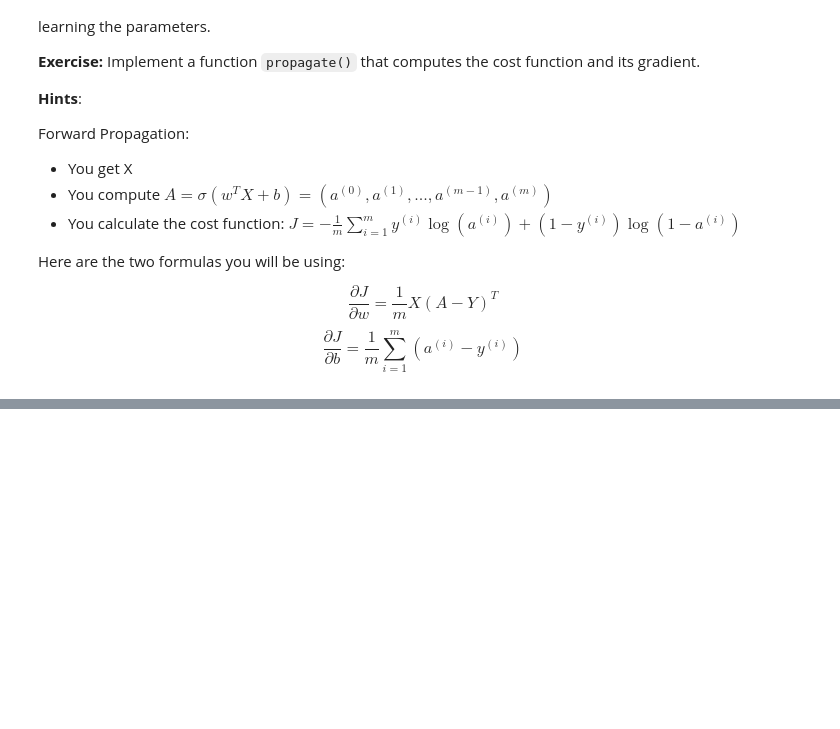
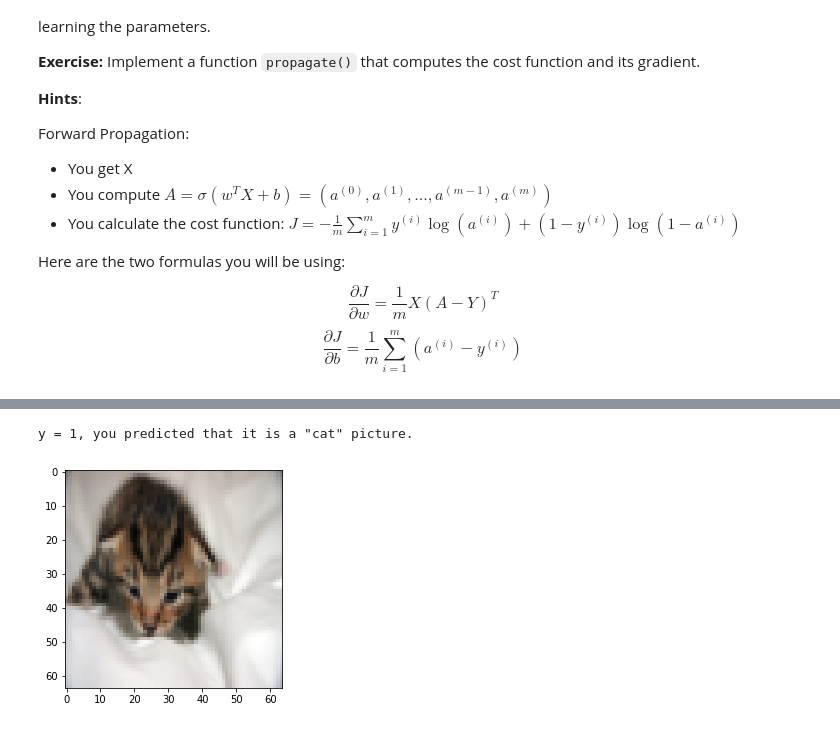
Before and after one commit to raka95/deaplearning, a Jupyter notebook: Neural Networks and Deep Learning/Logistic_Regression_with_a_Neural_Network_mindset/Logistic_Regression_with_a_Neural_Network_mindset.ipynb, the cells around one changed output, grey strips where cells are left out. Saved outputs shown, nothing was run; the diff lists cells and outputs as text; code cells hidden in the pictures; blank space fills up the shorter version.

Commit message:
Logistic_Regression_with_a_Neural_Network_mindset

```diff
--- a/Neural Networks and Deep Learning/Logistic_Regression_with_a_Neural_Network_mindset/Logistic_Regression_with_a_Neural_Network_mindset.ipynb
+++ b/Neural Networks and Deep Learning/Logistic_Regression_with_a_Neural_Network_mindset/Logistic_Regression_with_a_Neural_Network_mindset.ipynb
@@ -139,6 +167,6 @@ You often build 1-3 separately and integrate them into one function we call `mod
 **Exercise**: Using your code from "Python Basics", implement `sigmoid()`. As you've seen in the figure above, you need to compute $sigmoid( w^T x + b)$ to make predictions.
 # %%
 def sigmoid(z):
-    s=1/1+np.exp(-z)
+    s=1/(1+np.exp(-z))
     return s
 # %%
@@ -190,0 +324,31 @@ $$ \frac{\partial J}{\partial b} = \frac{1}{m} \sum_{i=1}^m (a^{(i)}-y^{(i)})\ta
+# %%
+def predict(w,b,X):
+    '''
+    Predict whether the label is 0 or 1 using learned logistic regression parameters (w, b)
+
+    Arguments:
+    w -- weights, a numpy array of size (num_px * num_px * 3, 1)
+    b -- bias, a scalar
+    X -- data of size (num_px * num_px * 3, number of examples)
+
+    Returns:
+    Y_prediction -- a numpy array (vector) containing all predictions (0/1) for the examples in X
+    '''
+
+    m=X.shape[1]
+    Y_prediction=np.zeros((1,m))
+    w=w.reshape(X.shape[0],1)
+
+    A=sigmoid(np.dot(w.T,X)+b)
+
+    [print(x) for x in A]
+
+    for i in range(A.shape[1]):
+        if A[0,i]>=0.5:
+            Y_prediction[0,i]=1
+        else:
+            Y_prediction[0,i]=0
+
+    assert(Y_prediction.shape == (1, m))
+
+    return Y_prediction
@@ -190,0 +417,2 @@ $$ \frac{\partial J}{\partial b} = \frac{1}{m} \sum_{i=1}^m (a^{(i)}-y^{(i)})\ta
+# %%
+d = model(train_set_x, train_set_y, test_set_x, test_set_y, num_iterations = 2000, learning_rate = 0.005, print_cost = True)
@@ -190,0 +437,11 @@ $$ \frac{\partial J}{\partial b} = \frac{1}{m} \sum_{i=1}^m (a^{(i)}-y^{(i)})\ta
+# %%
+# Example of a picture that was wrongly classified.
+index = 1
+plt.imshow(test_set_x[:,index].reshape((num_px, num_px, 3)))
+print ("y = " + str(test_set_y[0,index]) +
+       ", you predicted that it is a \"" +
+       classes[int(d["Y_prediction_test"][0,index])].decode("utf-8") +
+       "\" picture.")
+# %% [output]
+y = 1, you predicted that it is a "cat" picture.
+[figure, added]
```
Also changed, not shown: parts of 20 cells of this notebook, 2 other files.
